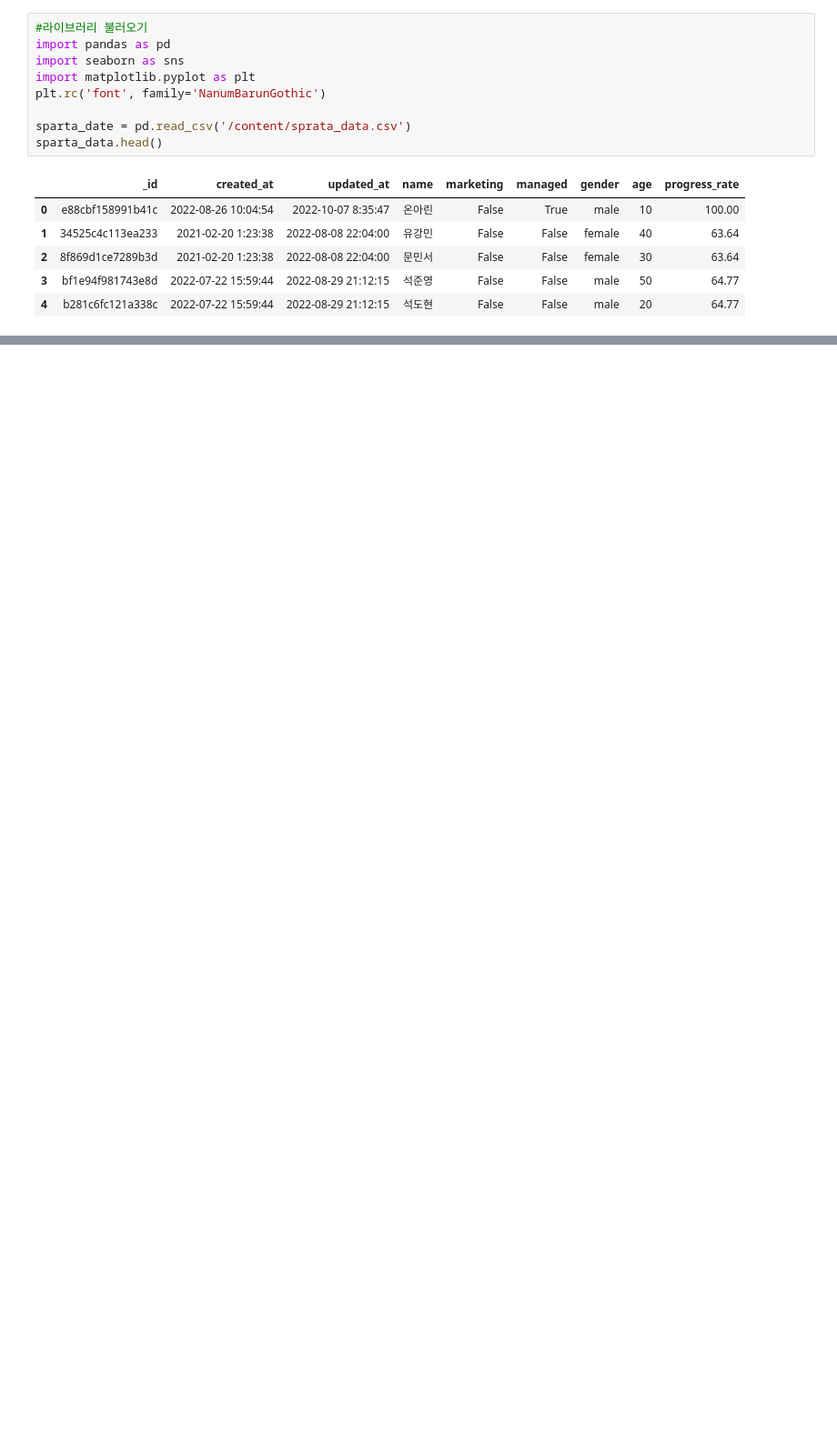
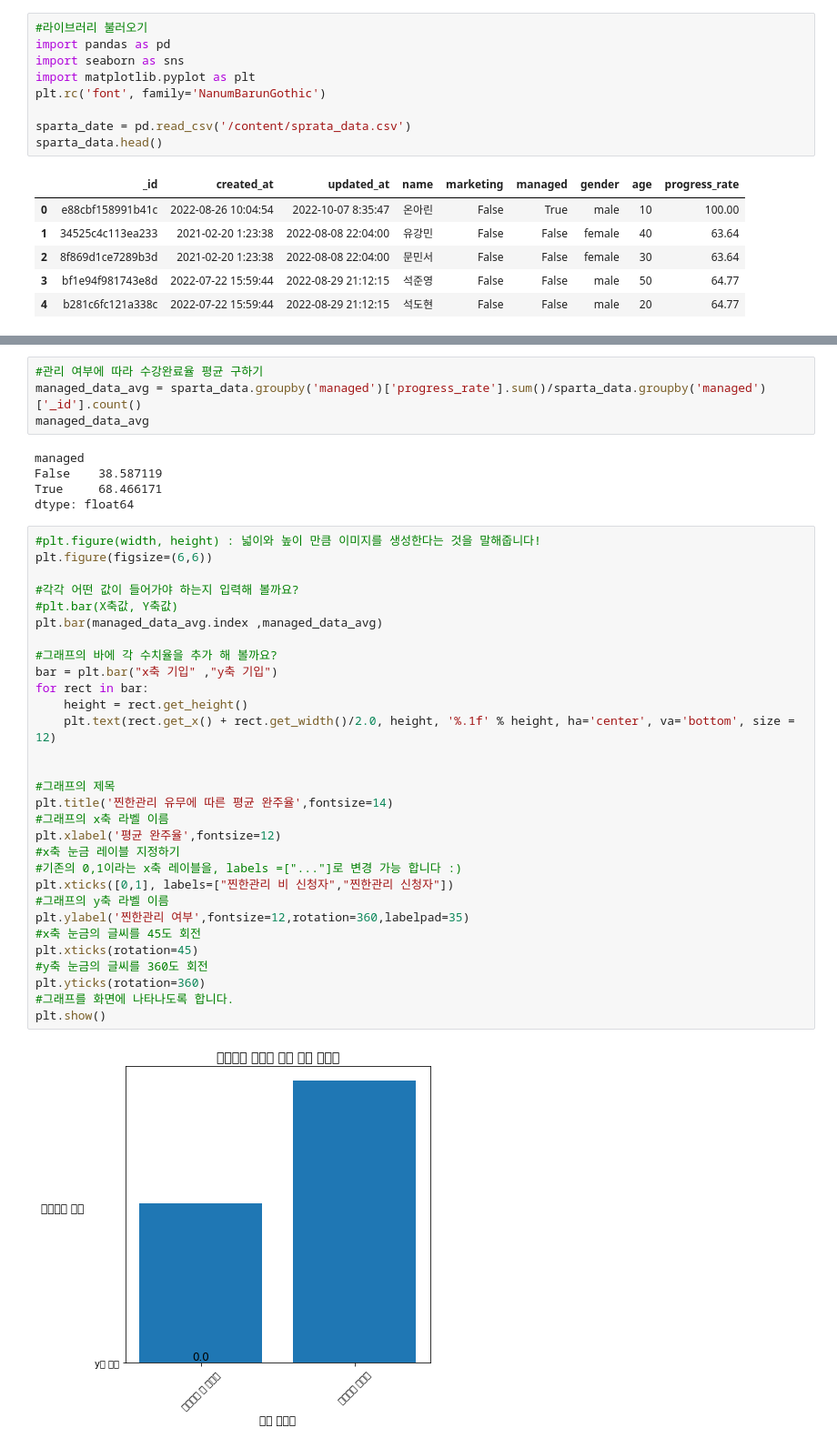
Before and after one commit to sensewake/Colab.ipynb, a Jupyter notebook: Colab5주차.ipynb, the cells around one changed output, grey strips where cells are left out. Shown at 91% size. Saved outputs shown, nothing was run; the diff lists cells and outputs as text; blank space fills up the shorter version.

```diff
--- a/Colab5주차.ipynb
+++ b/Colab5주차.ipynb
@@ -105,0 +115,41 @@ sparta_data.head()
+# %%
+#관리 여부에 따라 수강완료율 평균 구하기
+managed_data_avg = sparta_data.groupby('managed')['progress_rate'].sum()/sparta_data.groupby('managed')['_id'].count()
+managed_data_avg
+# %% [output]
+managed
+False    38.587119
+True     68.466171
+dtype: float64
+# %%
+#plt.figure(width, height) : 넓이와 높이 만큼 이미지를 생성한다는 것을 말해줍니다!
+plt.figure(figsize=(6,6))
+
+#각각 어떤 값이 들어가야 하는지 입력해 볼까요?
+#plt.bar(X축값, Y축값)
+plt.bar(managed_data_avg.index ,managed_data_avg)
+
+#그래프의 바에 각 수치율을 추가 해 볼까요?
+bar = plt.bar("x축 기입" ,"y축 기입")
+for rect in bar:
+    height = rect.get_height()
+    plt.text(rect.get_x() + rect.get_width()/2.0, height, '%.1f' % height, ha='center', va='bottom', size = 12)
+
+
+#그래프의 제목
+plt.title('찐한관리 유무에 따른 평균 완주율',fontsize=14)
+#그래프의 x축 라벨 이름
+plt.xlabel('평균 완주율',fontsize=12)
+#x축 눈금 레이블 지정하기
+#기존의 0,1이라는 x축 레이블을, labels =["..."]로 변경 가능 합니다 :)
+plt.xticks([0,1], labels=["찐한관리 비 신청자","찐한관리 신청자"])
+#그래프의 y축 라벨 이름
+plt.ylabel('찐한관리 여부',fontsize=12,rotation=360,labelpad=35)
+#x축 눈금의 글씨를 45도 회전
+plt.xticks(rotation=45)
+#y축 눈금의 글씨를 360도 회전
+plt.yticks(rotation=360)
+#그래프를 화면에 나타나도록 합니다.
+plt.show()
+# %% [output]
+[figure, added]
```
Also changed, not shown: parts of 2 cells of this notebook.
